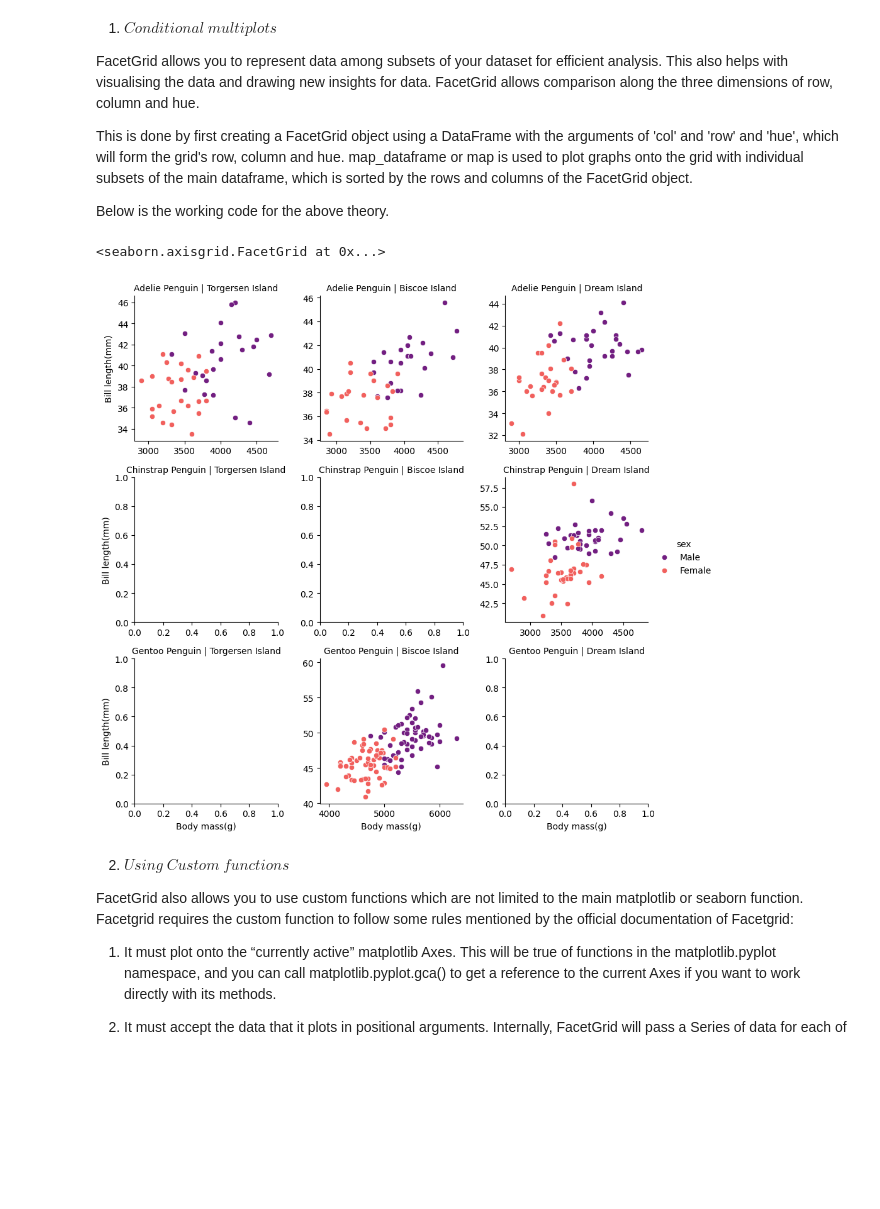
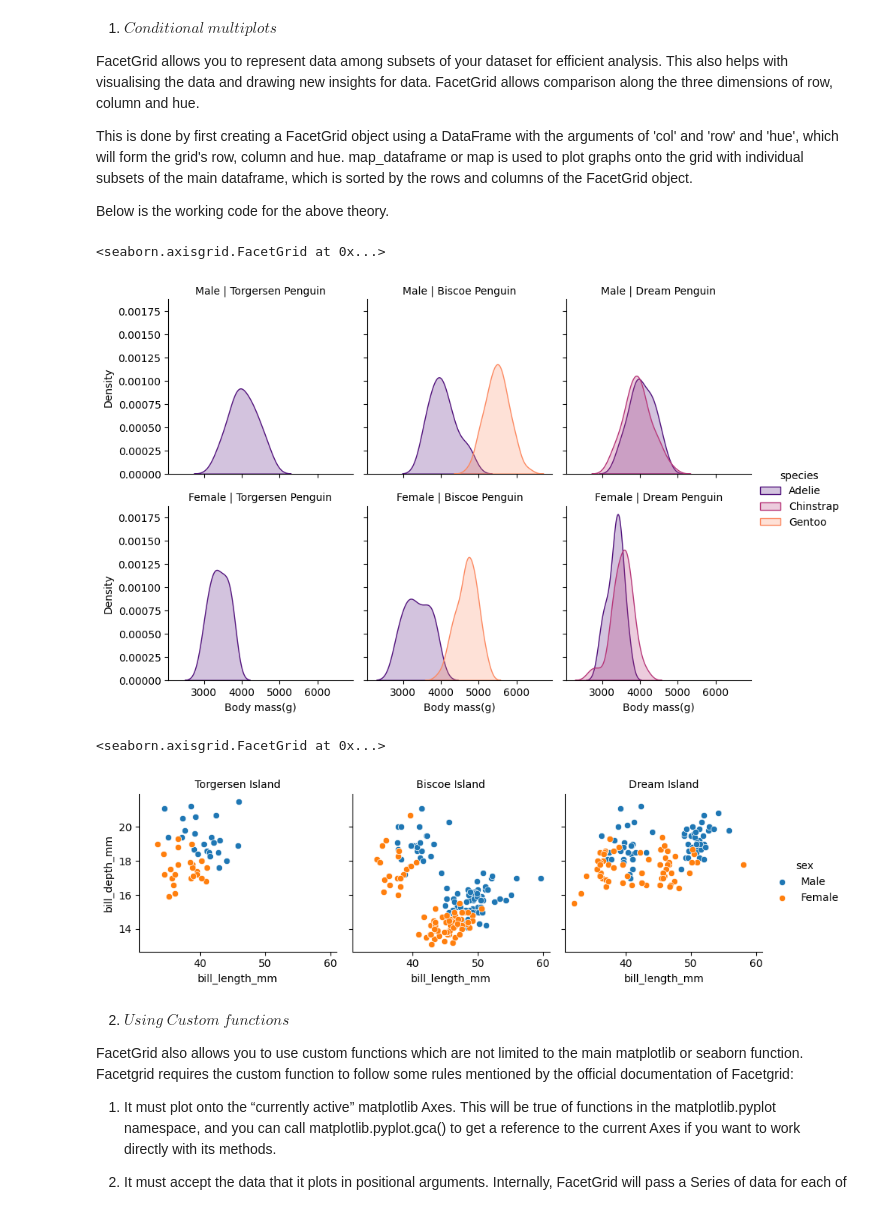
Before and after one commit to BhaumikIITGN/FacetGrid, a Jupyter notebook: PSDV (1).ipynb, the cells around one changed output. Cells and saved outputs as stored; diff of their text form; code cells hidden in the pictures; blank space fills up the shorter version.

```diff
--- a/PSDV (1).ipynb
+++ b/PSDV (1).ipynb
@@ -63,15 +63,28 @@ Below is the working code for the above theory.
 # %%
 import seaborn as sns
 penguins_df = sns.load_dataset("penguins")
 penguins_df.head()
-p = sns.FacetGrid(penguins_df,col='island',row='species',hue='sex',sharey=False,sharex=False,palette='magma')
-p.map_dataframe(sns.scatterplot,x='body_mass_g',y='bill_length_mm')
-p.set_axis_labels(x_var='Body mass(g)',y_var='Bill length(mm)')
-p.set_titles(col_template='{col_name} Island',row_template='{row_name} Penguin')
+p = sns.FacetGrid(penguins_df,col='island',row='sex',hue='species',palette='magma')
+p.map_dataframe(sns.kdeplot,x='body_mass_g',fill=True)
+p.set_axis_labels(x_var='Body mass(g)',y_var='Density')
+p.set_titles(col_template='{col_name} Penguin',row_template='{row_name}')
 p.add_legend()
 # %% [output]
 <seaborn.axisgrid.FacetGrid at 0x...>
-[figure, old version]
+[figure, new version]
+# %%
+import seaborn as sns
+penguins = sns.load_dataset("penguins")
+p = sns.FacetGrid(penguins, col='island',hue='sex')
+#Creates a FacetGrid object assigned to p
+p.map_dataframe(sns.scatterplot, x='bill_length_mm', y='bill_depth_mm')
+#maps the object to plot and allows you add argument or custom function to you plot
+p.set_axis_labels('bill_length_mm', 'bill_depth_mm')
+p.set_titles(col_template='{col_name} Island',row_template='{row_name}')
+p.add_legend()
+# %% [output]
+<seaborn.axisgrid.FacetGrid at 0x...>
+[figure, added]
 # %% [markdown]
 2. $Using$ $Custom$ $functions$
 
```
Also changed, not shown: parts of 4 cells of this notebook.
